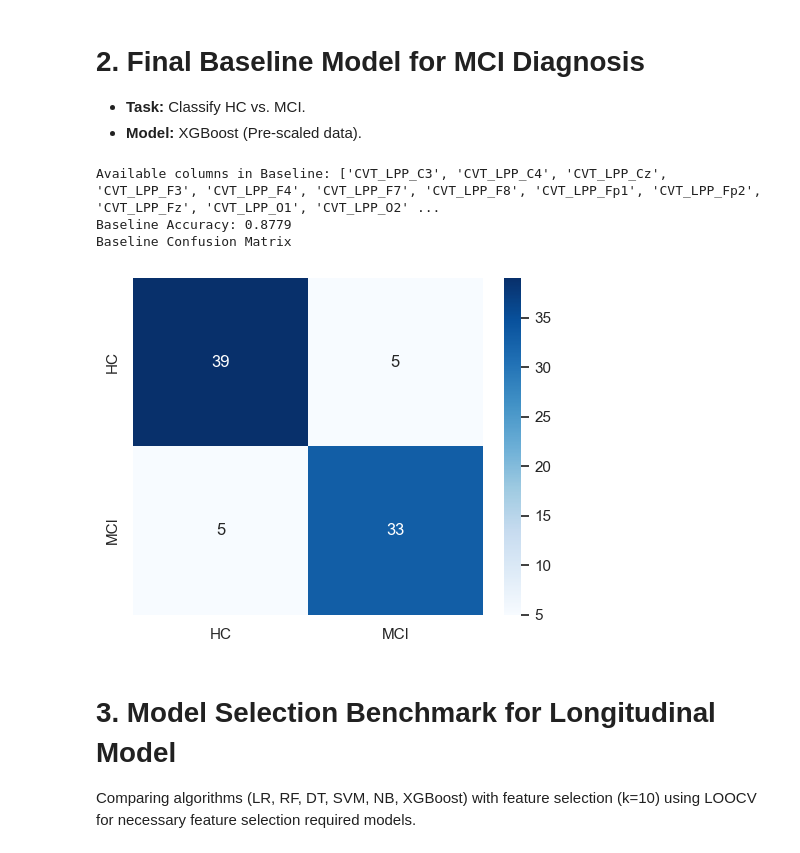
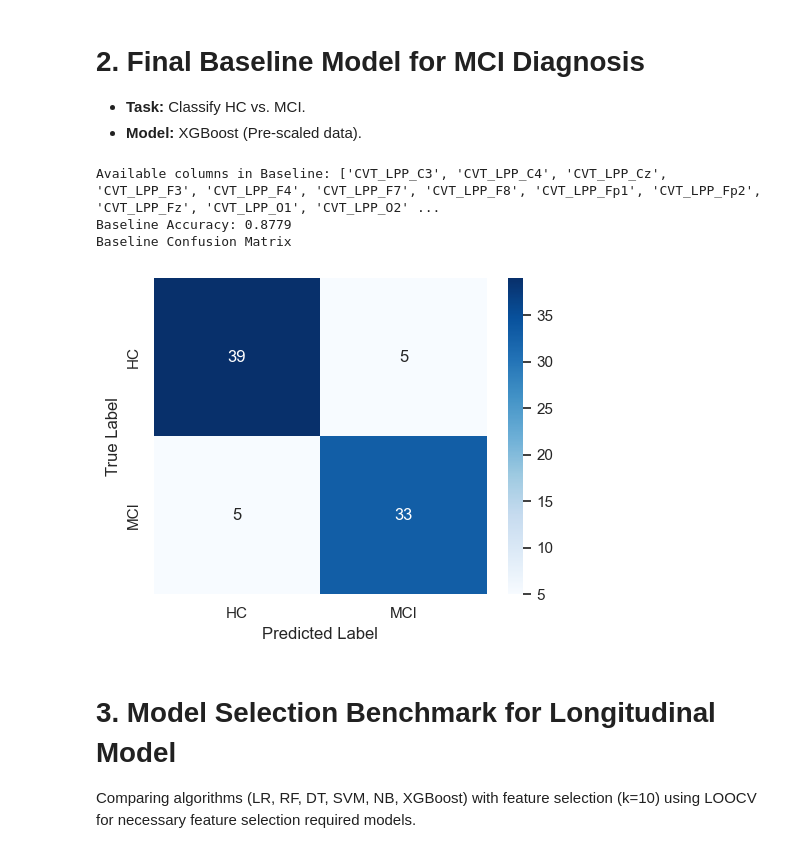
Before and after one commit to EdizArkin/EEG-Cognitive-Progression-Analysis-Early-Diagnosis, a Jupyter notebook: model.ipynb, the cells around one changed output. Drawn from its saved outputs; the diff is of its cells as text; code cells hidden in the pictures.

```diff
--- a/model.ipynb
+++ b/model.ipynb
@@ -189,34 +189,36 @@ y = df_baseline[target_col]
 
 # Initialize Model
 model_base = XGBClassifier(
     n_estimators=300,
     max_depth=4,
     learning_rate=0.05,
     subsample=0.9,
     colsample_bytree=0.9,
     eval_metric='logloss',
     random_state=42
 )
 
 # Evaluate
 cv = StratifiedKFold(n_splits=5, shuffle=True, random_state=42)
 scores_base = cross_val_score(model_base, X, y, cv=cv, scoring='accuracy')
 print(f"Baseline Accuracy: {scores_base.mean():.4f}")
 
 # Confusion Matrix
 y_pred_base = cross_val_predict(model_base, X, y, cv=cv)
 fig = plt.figure(figsize=(5, 4))
 sns.heatmap(confusion_matrix(y, y_pred_base), annot=True, fmt='d', cmap='Blues',
             xticklabels=['HC', 'MCI'], yticklabels=['HC', 'MCI'])
 print("Baseline Confusion Matrix")
+plt.xlabel("Predicted Label")
+plt.ylabel("True Label")
 
 out_fp = os.path.join(OUT_FIGS, "baseline_confusion_matrix.pdf")
 save_and_show(fig, out_fp)
 # %% [output]
 Available columns in Baseline: ['CVT_LPP_C3', 'CVT_LPP_C4', 'CVT_LPP_Cz', 'CVT_LPP_F3', 'CVT_LPP_F4', 'CVT_LPP_F7', 'CVT_LPP_F8', 'CVT_LPP_Fp1', 'CVT_LPP_Fp2', 'CVT_LPP_Fz', 'CVT_LPP_O1', 'CVT_LPP_O2' ...
 Baseline Accuracy: 0.8779
 Baseline Confusion Matrix
-[figure, old version]
+[figure, new version]
 # %% [markdown]
 # 3. Model Selection Benchmark for Longitudinal Model
 
```
Also changed, not shown: 1 other file.
